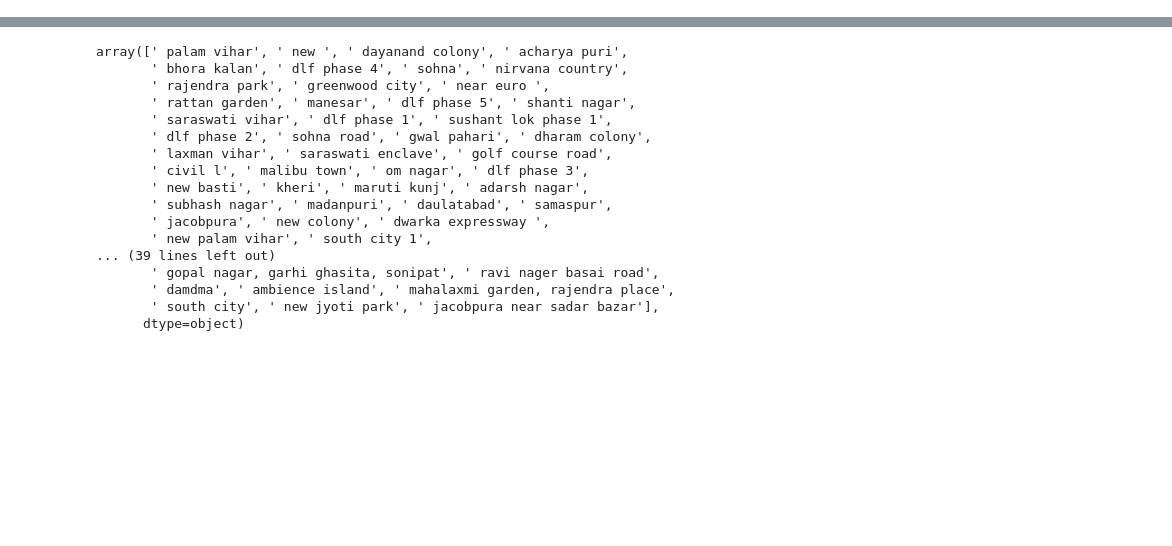
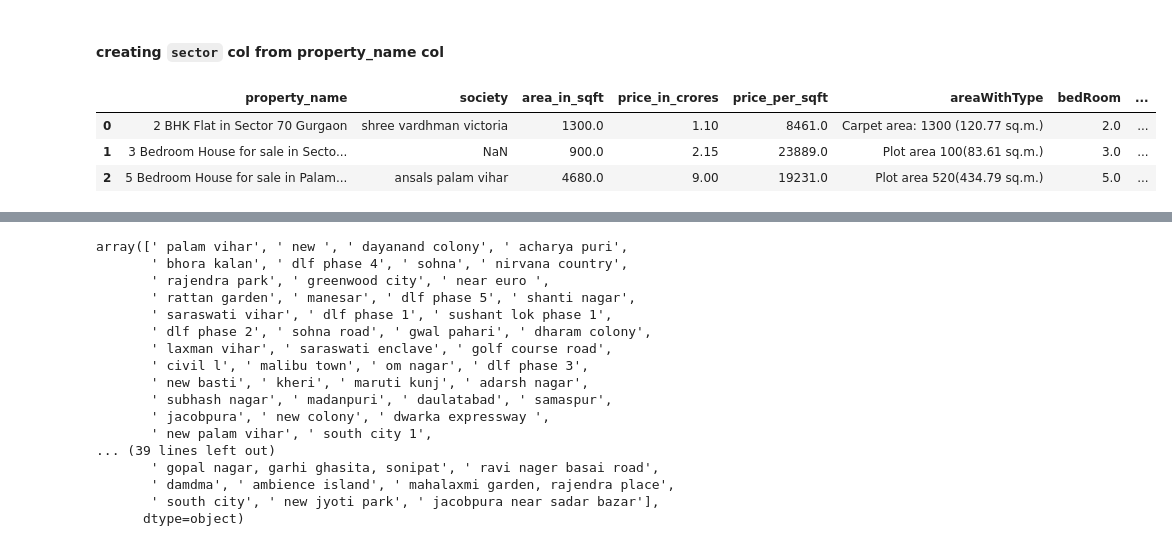
Before and after one commit to Sarvesh-Kesharwani/HousePrice_MegaProject, a Jupyter notebook: 2. data_cleaning/4. mergedData_Cleaning.ipynb, the cells around one changed output, grey strips where cells are left out. Saved outputs shown, nothing was run; the diff lists cells and outputs as text; code cells hidden in the pictures; blank space fills up the shorter version.

```diff
--- a/2. data_cleaning/4. mergedData_Cleaning.ipynb
+++ b/2. data_cleaning/4. mergedData_Cleaning.ipynb
@@ -16,3 +18,12 @@ data.sample(3)
+# %% [markdown]
+#### creating `sector` col from property_name col
+# %%
+data.head(3)
+# %% [output]
+|  | property_name | society | area_in_sqft | price_in_crores | price_per_sqft | areaWithType | bedRoom | ... |
+| 0 | 2 BHK Flat in Sector 70 Gurgaon | shree vardhman victoria | 1300.0 | 1.10 | 8461.0 | Carpet area: 1300 (120.77 sq.m.) | 2.0 | ... |
+| 1 | 3 Bedroom House for sale in Secto... | NaN | 900.0 | 2.15 | 23889.0 | Plot area 100(83.61 sq.m.) | 3.0 | ... |
+| 2 | 5 Bedroom House for sale in Palam... | ansals palam vihar | 4680.0 | 9.00 | 19231.0 | Plot area 520(434.79 sq.m.) | 5.0 | ... |
 # %%
 data['property_name']
 # %% [output]
```
Also changed, not shown: parts of 38 cells of this notebook, 10 other files.
